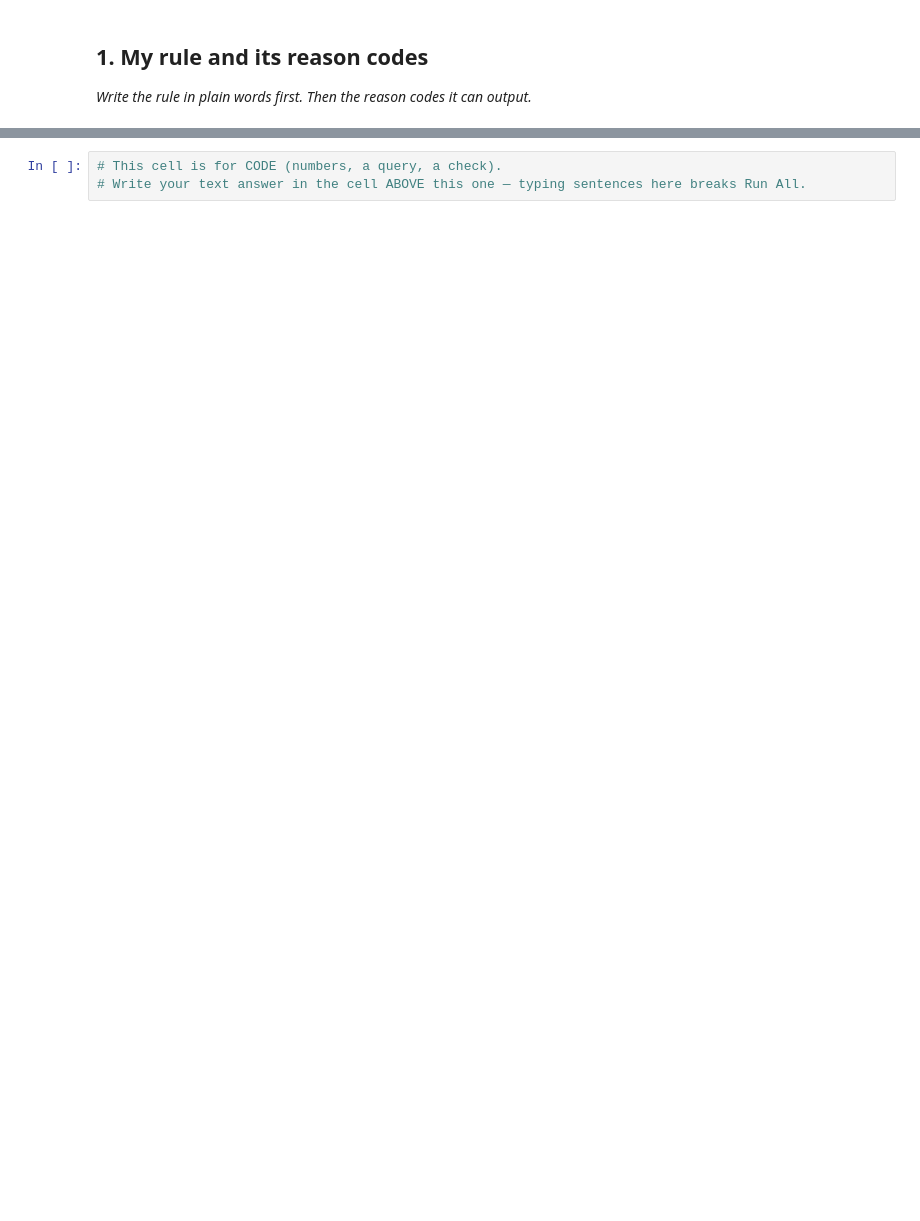
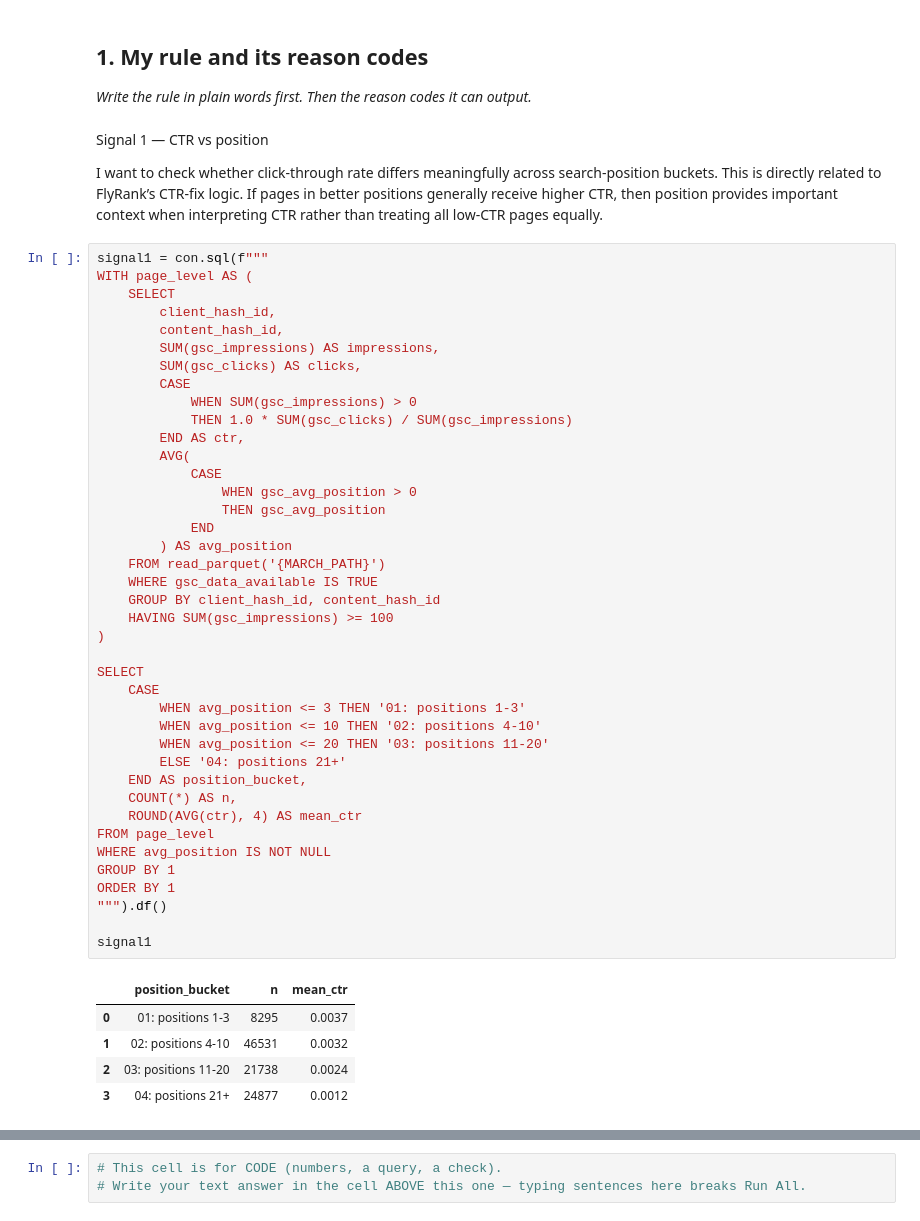
Before and after one commit to OmarAyman2005/flyrank-ml-internship, a Jupyter notebook: work/notebooks/w04_baseline_score.ipynb, the cells around one changed output, grey strips where cells are left out. Drawn from its saved outputs; the diff is of its cells as text; blank space fills up the shorter version.

```diff
--- a/work/notebooks/w04_baseline_score.ipynb
+++ b/work/notebooks/w04_baseline_score.ipynb
@@ -10,3 +52,53 @@ This skeleton is yours to fill. Work the sections **in order** — each one has
 ## 1. My rule and its reason codes
 
 *Write the rule in plain words first. Then the reason codes it can output.*
+# %% [markdown]
+Signal 1 — CTR vs position
+
+I want to check whether click-through rate differs meaningfully across search-position buckets. This is directly related to FlyRank’s CTR-fix logic. If pages in better positions generally receive higher CTR, then position provides important context when interpreting CTR rather than treating all low-CTR pages equally.
+# %%
+signal1 = con.sql(f"""
+WITH page_level AS (
+    SELECT
+        client_hash_id,
+        content_hash_id,
+        SUM(gsc_impressions) AS impressions,
+        SUM(gsc_clicks) AS clicks,
+        CASE
+            WHEN SUM(gsc_impressions) > 0
+            THEN 1.0 * SUM(gsc_clicks) / SUM(gsc_impressions)
+        END AS ctr,
+        AVG(
+            CASE
+                WHEN gsc_avg_position > 0
+                THEN gsc_avg_position
+            END
+        ) AS avg_position
+    FROM read_parquet('{MARCH_PATH}')
+    WHERE gsc_data_available IS TRUE
+    GROUP BY client_hash_id, content_hash_id
+    HAVING SUM(gsc_impressions) >= 100
+)
+
+SELECT
+    CASE
+        WHEN avg_position <= 3 THEN '01: positions 1-3'
+        WHEN avg_position <= 10 THEN '02: positions 4-10'
+        WHEN avg_position <= 20 THEN '03: positions 11-20'
+        ELSE '04: positions 21+'
+    END AS position_bucket,
+    COUNT(*) AS n,
+    ROUND(AVG(ctr), 4) AS mean_ctr
+FROM page_level
+WHERE avg_position IS NOT NULL
+GROUP BY 1
+ORDER BY 1
+""").df()
+
+signal1
+# %% [output]
+|  | position_bucket | n | mean_ctr |
+| 0 | 01: positions 1-3 | 8295 | 0.0037 |
+| 1 | 02: positions 4-10 | 46531 | 0.0032 |
+| 2 | 03: positions 11-20 | 21738 | 0.0024 |
+| 3 | 04: positions 21+ | 24877 | 0.0012 |
```
Also changed, not shown: parts of 21 cells of this notebook.
